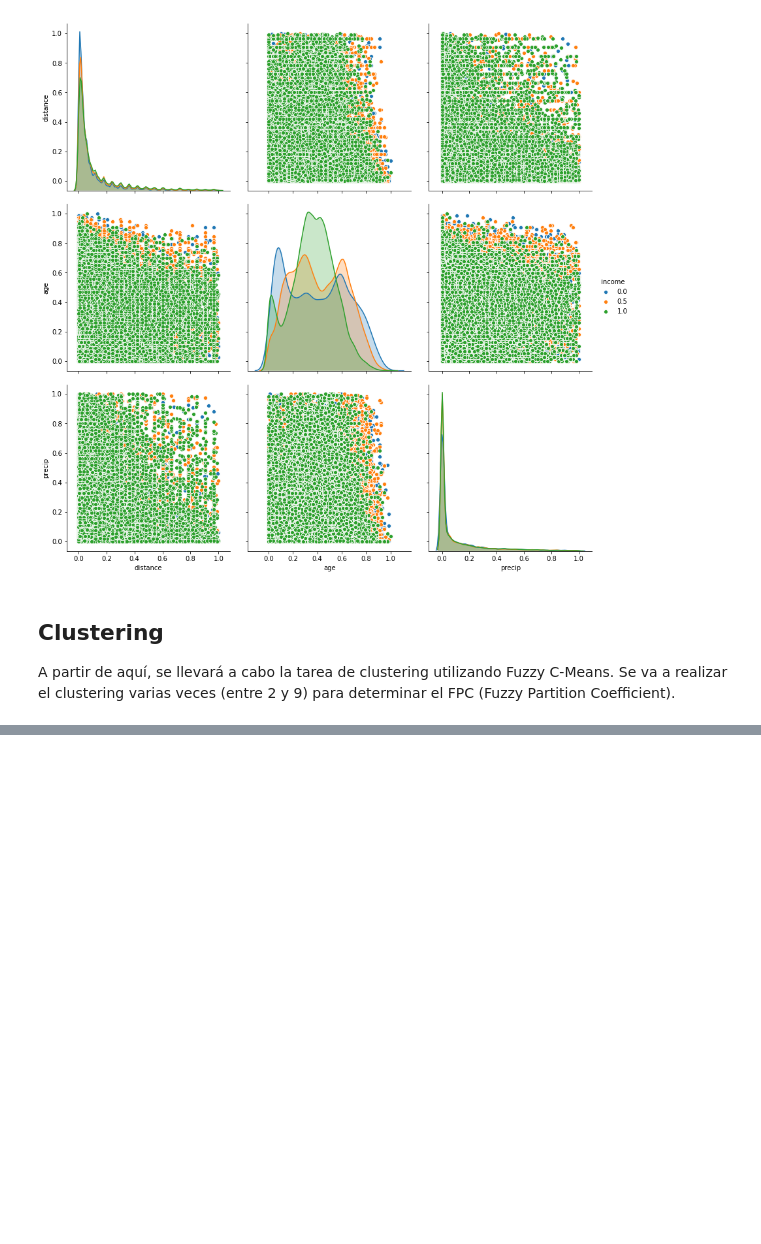
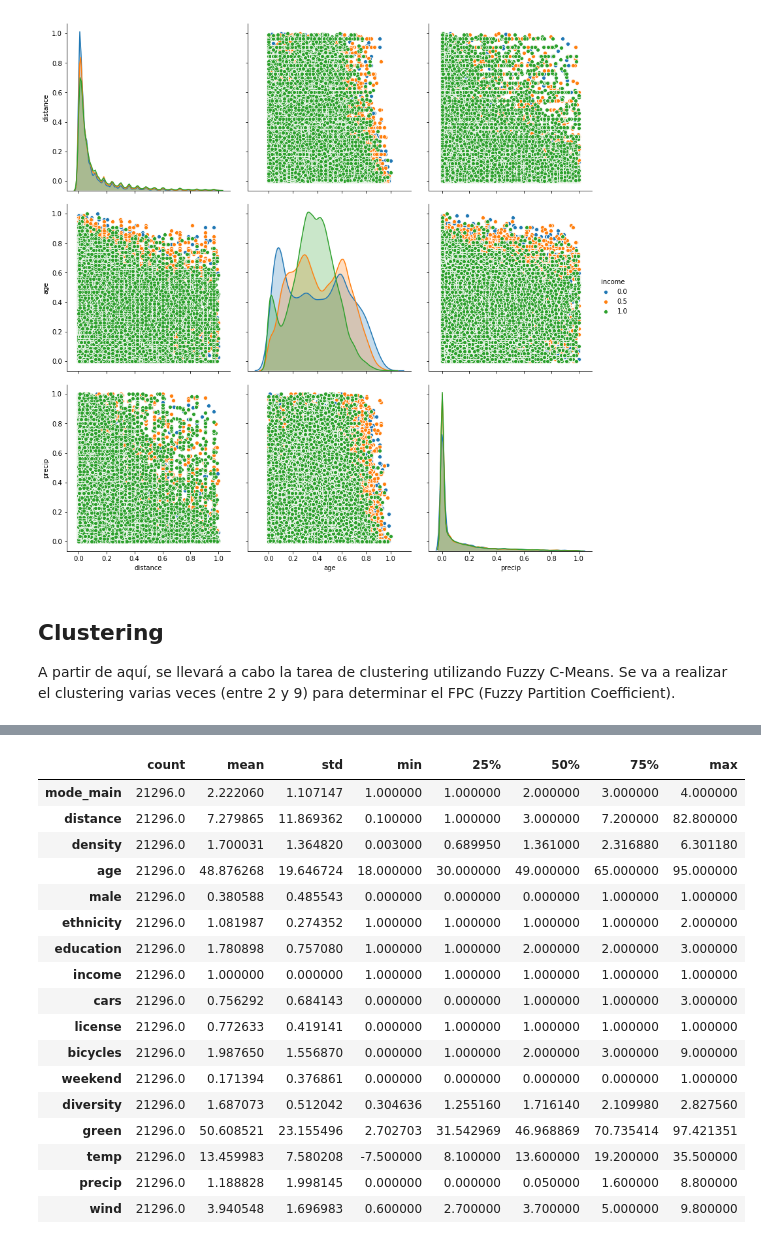
Before and after one commit to diego-anderica/Trabajo-Clustering, a Jupyter notebook: Fuzzy CMeans.ipynb, the cells around one changed output, grey strips where cells are left out. Drawn from its saved outputs; the diff is of its cells as text; code cells hidden in the pictures; blank space fills up the shorter version.

```diff
--- a/Fuzzy CMeans.ipynb
+++ b/Fuzzy CMeans.ipynb
@@ -241,0 +267,21 @@ print pert_df
+# %%
+df_cluster2.describe().transpose()
+# %% [output]
+|  | count | mean | std | min | 25% | 50% | 75% | max |
+| mode_main | 21296.0 | 2.222060 | 1.107147 | 1.000000 | 1.000000 | 2.000000 | 3.000000 | 4.000000 |
+| distance | 21296.0 | 7.279865 | 11.869362 | 0.100000 | 1.000000 | 3.000000 | 7.200000 | 82.800000 |
+| density | 21296.0 | 1.700031 | 1.364820 | 0.003000 | 0.689950 | 1.361000 | 2.316880 | 6.301180 |
+| age | 21296.0 | 48.876268 | 19.646724 | 18.000000 | 30.000000 | 49.000000 | 65.000000 | 95.000000 |
+| male | 21296.0 | 0.380588 | 0.485543 | 0.000000 | 0.000000 | 0.000000 | 1.000000 | 1.000000 |
+| ethnicity | 21296.0 | 1.081987 | 0.274352 | 1.000000 | 1.000000 | 1.000000 | 1.000000 | 2.000000 |
+| education | 21296.0 | 1.780898 | 0.757080 | 1.000000 | 1.000000 | 2.000000 | 2.000000 | 3.000000 |
+| income | 21296.0 | 1.000000 | 0.000000 | 1.000000 | 1.000000 | 1.000000 | 1.000000 | 1.000000 |
+| cars | 21296.0 | 0.756292 | 0.684143 | 0.000000 | 0.000000 | 1.000000 | 1.000000 | 3.000000 |
+| license | 21296.0 | 0.772633 | 0.419141 | 0.000000 | 1.000000 | 1.000000 | 1.000000 | 1.000000 |
+| bicycles | 21296.0 | 1.987650 | 1.556870 | 0.000000 | 1.000000 | 2.000000 | 3.000000 | 9.000000 |
+| weekend | 21296.0 | 0.171394 | 0.376861 | 0.000000 | 0.000000 | 0.000000 | 0.000000 | 1.000000 |
+| diversity | 21296.0 | 1.687073 | 0.512042 | 0.304636 | 1.255160 | 1.716140 | 2.109980 | 2.827560 |
+| green | 21296.0 | 50.608521 | 23.155496 | 2.702703 | 31.542969 | 46.968869 | 70.735414 | 97.421351 |
+| temp | 21296.0 | 13.459983 | 7.580208 | -7.500000 | 8.100000 | 13.600000 | 19.200000 | 35.500000 |
+| precip | 21296.0 | 1.188828 | 1.998145 | 0.000000 | 0.000000 | 0.050000 | 1.600000 | 8.800000 |
+| wind | 21296.0 | 3.940548 | 1.696983 | 0.600000 | 2.700000 | 3.700000 | 5.000000 | 9.800000 |
```
Also changed, not shown: parts of 13 cells of this notebook.
